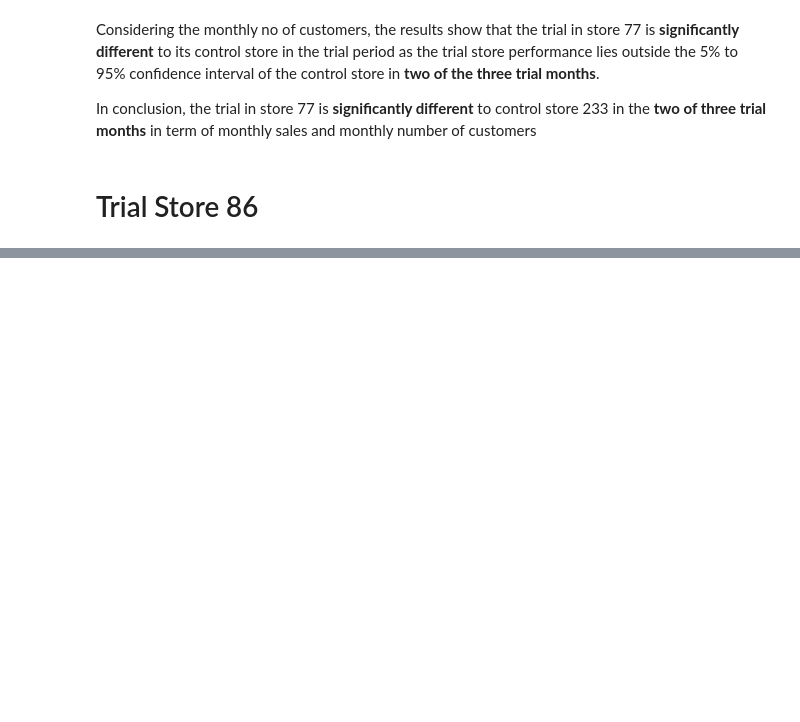
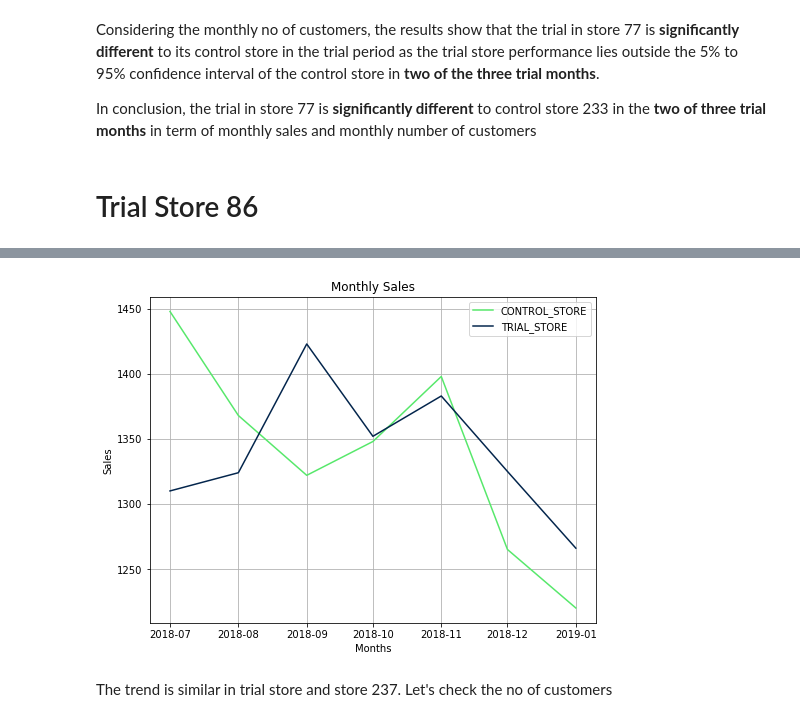
Before and after one commit to TrangNguyenn/Quantium_DataAnalytics, a Jupyter notebook: Task2_Quantium.ipynb, the cells around one changed output, grey strips where cells are left out. Cells and saved outputs as stored; diff of their text form; code cells hidden in the pictures; blank space fills up the shorter version.

```diff
--- a/Task2_Quantium.ipynb
+++ b/Task2_Quantium.ipynb
@@ -1136,0 +1289,7 @@ It looks like the number of customers is significantly higher in all of the thre
+# %%
+control_store = 237
+visualise_sales()
+# %% [output]
+[figure, added]
+# %% [markdown]
+The trend is similar in trial store and store 237. Let's check the no of customers
```
Also changed, not shown: parts of 120 cells of this notebook.
